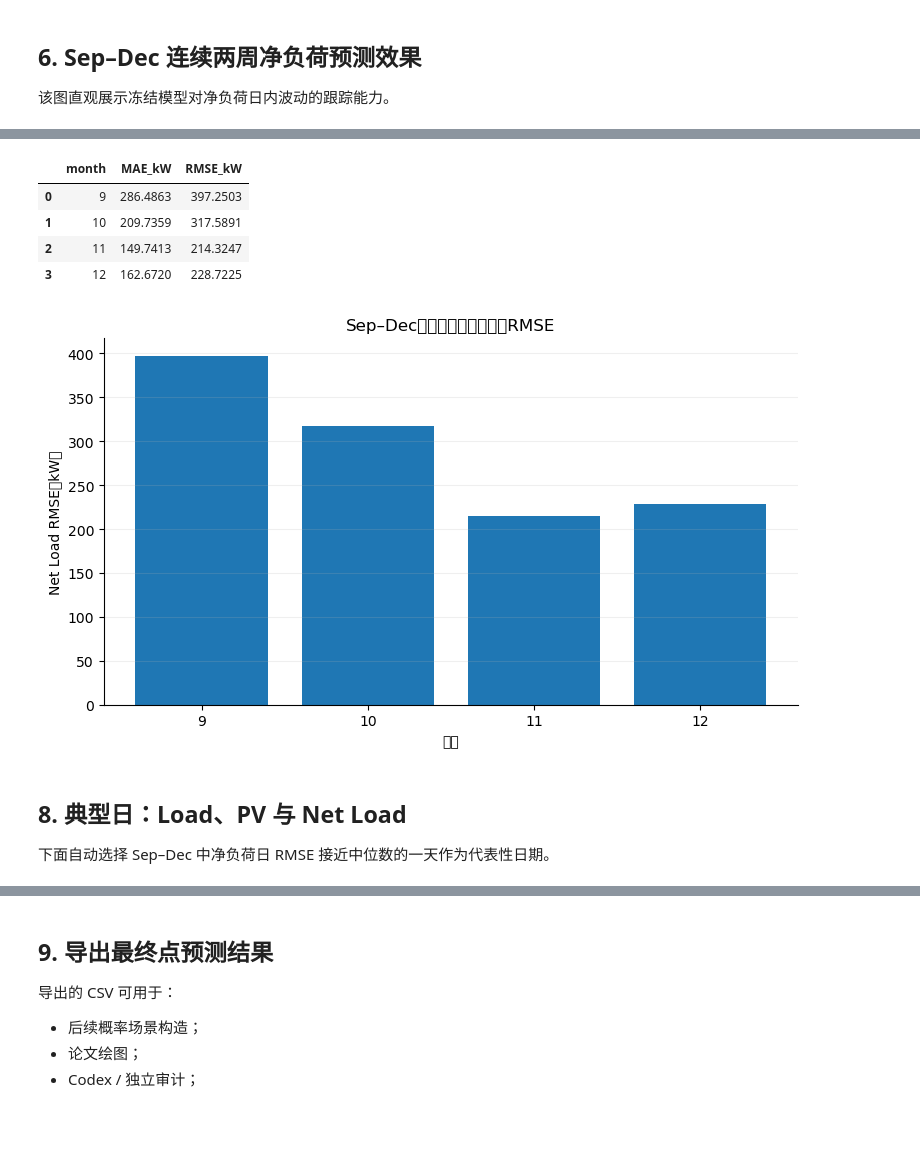
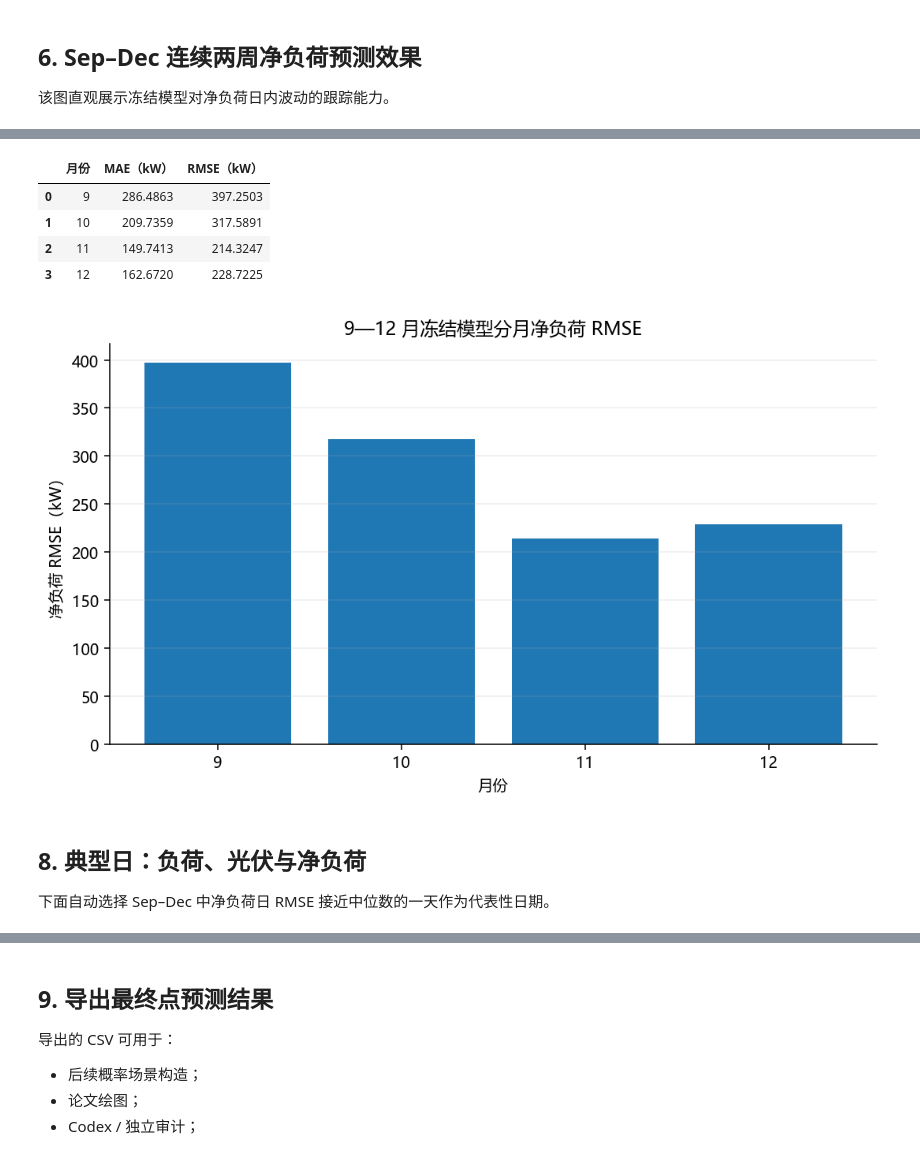
Before and after one commit to yyuwei66-sketch/CUMCM_2026, a Jupyter notebook: q2/02_日曲线PCA岭回归预测.ipynb, the cells around one changed output, grey strips where cells are left out. Cells and saved outputs as stored; diff of their text form; code cells hidden in the pictures; blank space fills up the shorter version.

```diff
--- a/q2/02_日曲线PCA岭回归预测.ipynb
+++ b/q2/02_日曲线PCA岭回归预测.ipynb
@@ -504,44 +600,52 @@ plt.show()
 # %%
 rows = []
 
 for month in [9, 10, 11, 12]:
     idx = np.where(
         (DATES >= TEST_START)
         & (DATES <= TEST_END)
         & (DATES.month == month)
     )[0]
 
     y = LOAD[idx] - PV[idx]
     p = PRED_LOAD[idx] - PRED_PV[idx]
 
     rows.append({
-        "month": month,
-        "MAE_kW": np.mean(np.abs(y - p)),
-        "RMSE_kW": np.sqrt(np.mean((y - p) ** 2)),
+        "月份": month,
+        "MAE（kW）": np.mean(np.abs(y - p)),
+        "RMSE（kW）": np.sqrt(np.mean((y - p) ** 2)),
     })
 
 monthly = pd.DataFrame(rows)
 display(monthly.round(4))
 
 fig, ax = plt.subplots(figsize=(7.8, 4.6))
-ax.bar(monthly["month"].astype(str), monthly["RMSE_kW"])
+
+ax.bar(
+    monthly["月份"].astype(str),
+    monthly["RMSE（kW）"]
+)
+
 ax.set_xlabel("月份")
-ax.set_ylabel("Net Load RMSE（kW）")
-ax.set_title("Sep–Dec冻结模型分月净负荷RMSE")
-ax.grid(axis="y", alpha=.2)
+ax.set_ylabel("净负荷 RMSE（kW）")
+ax.set_title("9—12 月冻结模型分月净负荷 RMSE")
+
+ax.grid(axis="y", alpha=0.20)
+
 ax.spines["top"].set_visible(False)
 ax.spines["right"].set_visible(False)
+
 plt.tight_layout()
 plt.show()
 # %% [output]
-|  | month | MAE_kW | RMSE_kW |
+|  | 月份 | MAE（kW） | RMSE（kW） |
 | 0 | 9 | 286.4863 | 397.2503 |
 | 1 | 10 | 209.7359 | 317.5891 |
 | 2 | 11 | 149.7413 | 214.3247 |
 | 3 | 12 | 162.6720 | 228.7225 |
-[figure, old version]
+[figure, new version]
 # %% [markdown]
-## 8. 典型日：Load、PV 与 Net Load
+## 8. 典型日：负荷、光伏与净负荷
 
 下面自动选择 Sep–Dec 中净负荷日 RMSE 接近中位数的一天作为代表性日期。
 # %%
```
Also changed, not shown: parts of 8 cells of this notebook, 20 other files.
